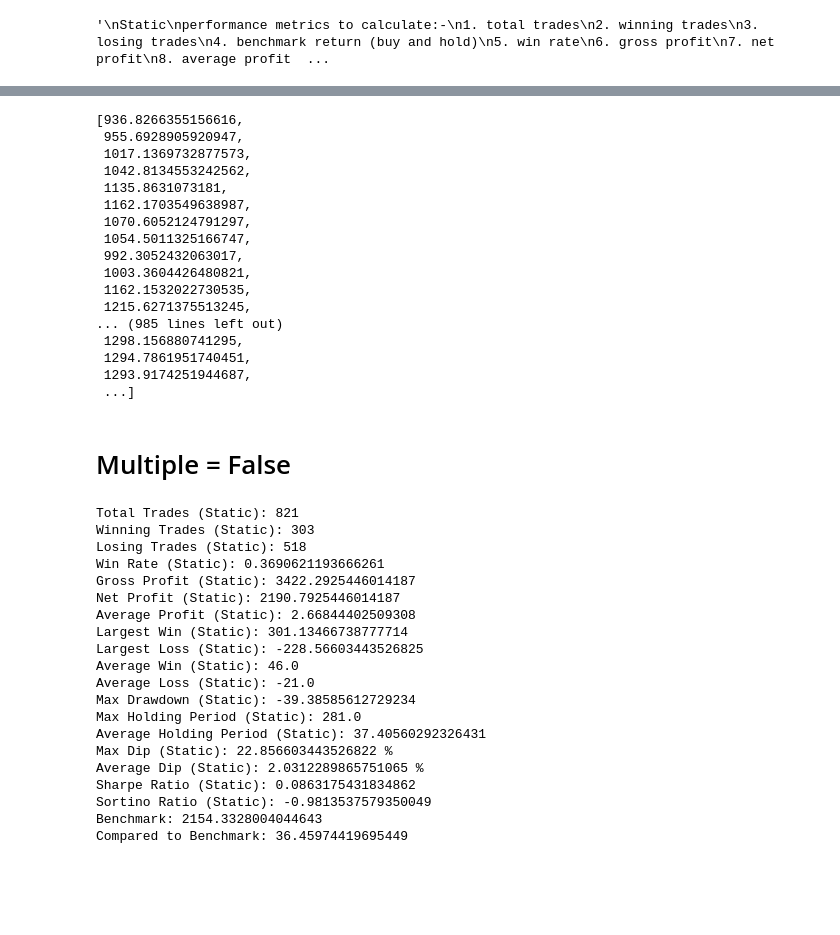
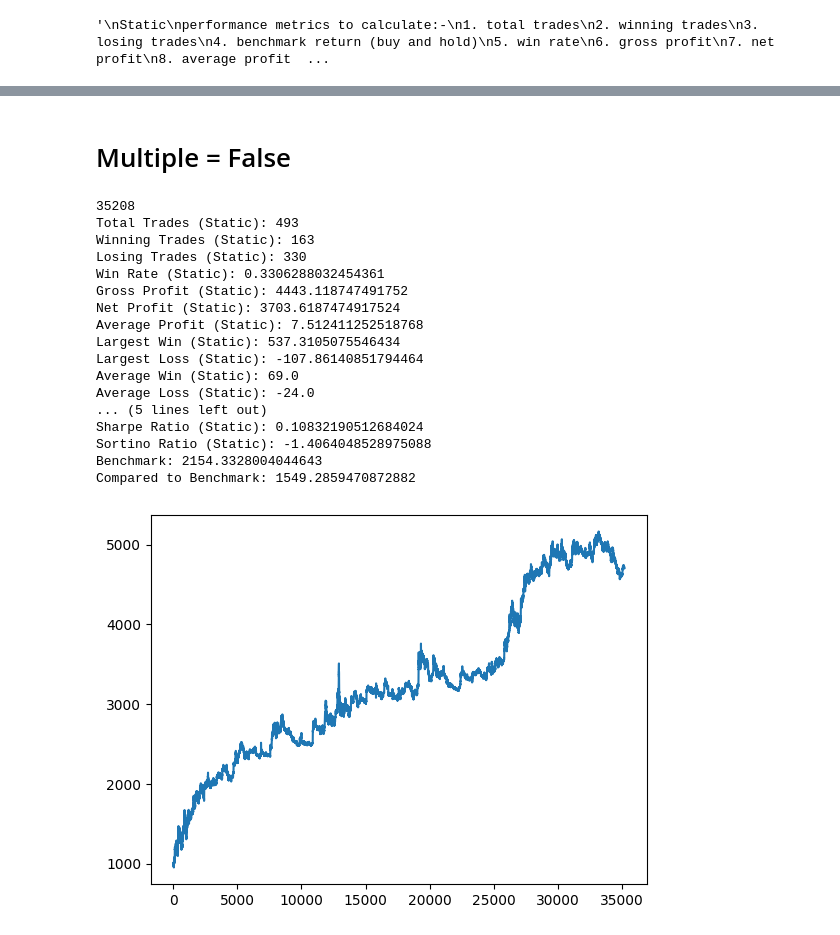
Before and after one commit to kdebeast17/InterIIT-CryptoTrading, a Jupyter notebook: backtesting.ipynb, the cells around one changed output, grey strips where cells are left out. Cells and saved outputs as stored; diff of their text form; code cells hidden in the pictures; blank space fills up the shorter version.

```diff
--- a/backtesting.ipynb
+++ b/backtesting.ipynb
@@ -459,74 +379,54 @@ End Portfolio Balance (Compound): 581.8027721404619
-# %%
-bt.compound_balance
-# %% [output]
-[936.8266355156616,
- 955.6928905920947,
- 1017.1369732877573,
- 1042.8134553242562,
- 1135.8631073181,
- 1162.1703549638987,
- 1070.6052124791297,
- 1054.5011325166747,
- 992.3052432063017,
- 1003.3604426480821,
- 1162.1532022730535,
- 1215.6271375513245,
-... (985 lines left out)
- 1298.156880741295,
- 1294.7861951740451,
- 1293.9174251944687,
- ...]
 # %% [markdown]
 # Multiple = False
 # %%
 # Create a backtest object
 bt = backtest(hist, strat)
 
 # Run the backtest in static mode
 bt.backtest(static=True,multiple = False)
-
+#plot static balance vs time
+plt.plot(bt.static_balance)
+print(len(bt.static_balance))
 # Print the calculated metrics
 print("Total Trades (Static):", bt.total_trades_static)
 print("Winning Trades (Static):", bt.win_trades_static)
 print("Losing Trades (Static):", bt.lose_trades_static)
 print("Win Rate (Static):", bt.win_rate_static)
 print("Gross Profit (Static):", bt.gross_profit)
-print("Net Profit (Static):", bt.net_profit_static)
+print("Net Profit (Static):", bt.net_profit)
 print("Average Profit (Static):", bt.avg_profit_static)
 print("Largest Win (Static):", bt.largest_win)
 print("Largest Loss (Static):", bt.largest_loss)
 print("Average Win (Static):", bt.avg_win_static)
 print("Average Loss (Static):", bt.avg_loss_static)
 print("Max Drawdown (Static):", bt.max_drawdown)
 print("Max Holding Period (Static):", bt.max_holding_period)
 print("Average Holding Period (Static):", bt.avg_holding_period)
 print("Max Dip (Static):", bt.max_dip*100,"%")
 print("Average Dip (Static):", bt.avg_dip*100,"%")
 print("Sharpe Ratio (Static):", bt.sharpe_ratio)
 print("Sortino Ratio (Static):", bt.sortino_ratio)
 print("Benchmark:", bt.benchmark)
-print("Compared to Benchmark:",bt.net_profit_static-bt.benchmark)
+print("Compared to Benchmark:",bt.net_profit-bt.benchmark)
 # %% [output]
-Total Trades (Static): 821
-Winning Trades (Static): 303
-Losing Trades (Static): 518
-Win Rate (Static): 0.3690621193666261
-Gross Profit (Static): 3422.2925446014187
-Net Profit (Static): 2190.7925446014187
-Average Profit (Static): 2.66844402509308
-Largest Win (Static): 301.13466738777714
-Largest Loss (Static): -228.56603443526825
-Average Win (Static): 46.0
-Average Loss (Static): -21.0
-Max Drawdown (Static): -39.38585612729234
-Max Holding Period (Static): 281.0
-Average Holding Period (Static): 37.40560292326431
-Max Dip (Static): 22.856603443526822 %
-Average Dip (Static): 2.0312289865751065 %
-Sharpe Ratio (Static): 0.0863175431834862
-Sortino Ratio (Static): -0.9813537579350049
+35208
+Total Trades (Static): 493
+Winning Trades (Static): 163
+Losing Trades (Static): 330
+Win Rate (Static): 0.3306288032454361
+Gross Profit (Static): 4443.118747491752
+Net Profit (Static): 3703.6187474917524
+Average Profit (Static): 7.512411252518768
+Largest Win (Static): 537.3105075546434
+Largest Loss (Static): -107.86140851794464
+Average Win (Static): 69.0
+Average Loss (Static): -24.0
+... (5 lines left out)
+Sharpe Ratio (Static): 0.10832190512684024
+Sortino Ratio (Static): -1.4064048528975088
 Benchmark: 2154.3328004044643
-Compared to Benchmark: 36.45974419695449
+Compared to Benchmark: 1549.2859470872882
+[figure, added]
 # %%
 # Create a backtest object
 bt = backtest(hist, strat)
```
Also changed, not shown: parts of 5 cells of this notebook.
